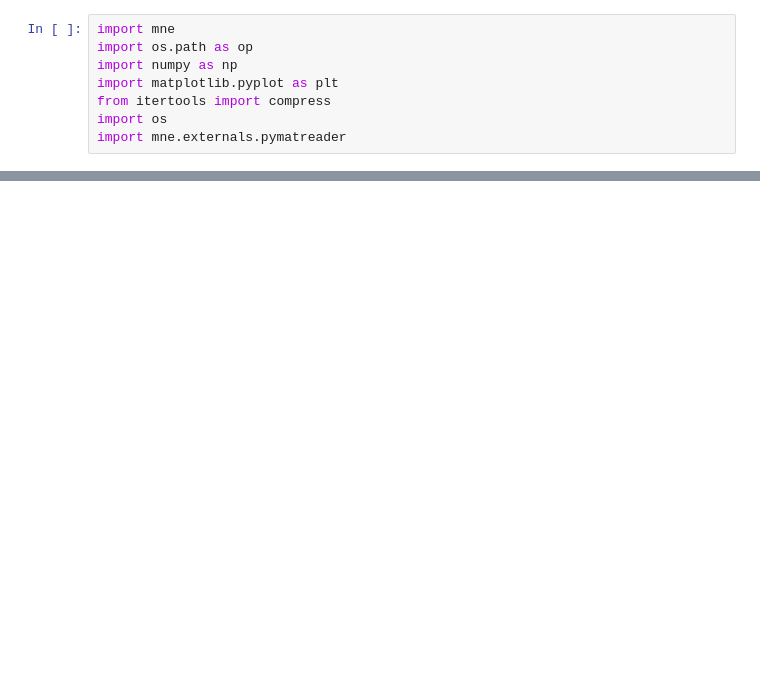
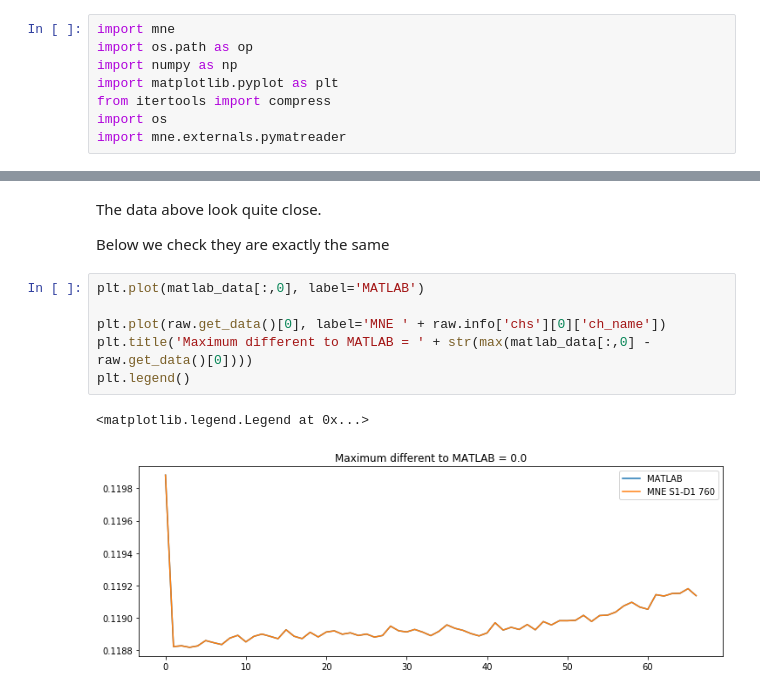
Before and after one commit to rob-luke/mne-fnirs-demo, a Jupyter notebook: BeerLambert_Validation.ipynb, the cells around one changed output, grey strips where cells are left out. Drawn from its saved outputs; the diff is of its cells as text; blank space fills up the shorter version.

```diff
--- a/BeerLambert_Validation.ipynb
+++ b/BeerLambert_Validation.ipynb
@@ -148,0 +88,13 @@ RuntimeError: Only NIRStar version 15.2 is supported
+# %% [markdown]
+The data above look quite close.
+
+Below we check they are exactly the same
+# %%
+plt.plot(matlab_data[:,0], label='MATLAB')
+
+plt.plot(raw.get_data()[0], label='MNE ' + raw.info['chs'][0]['ch_name'])
+plt.title('Maximum different to MATLAB = ' + str(max(matlab_data[:,0] - raw.get_data()[0])))
+plt.legend()
+# %% [output]
+<matplotlib.legend.Legend at 0x...>
+[figure, added]
```
Also changed, not shown: parts of 42 cells of this notebook.
